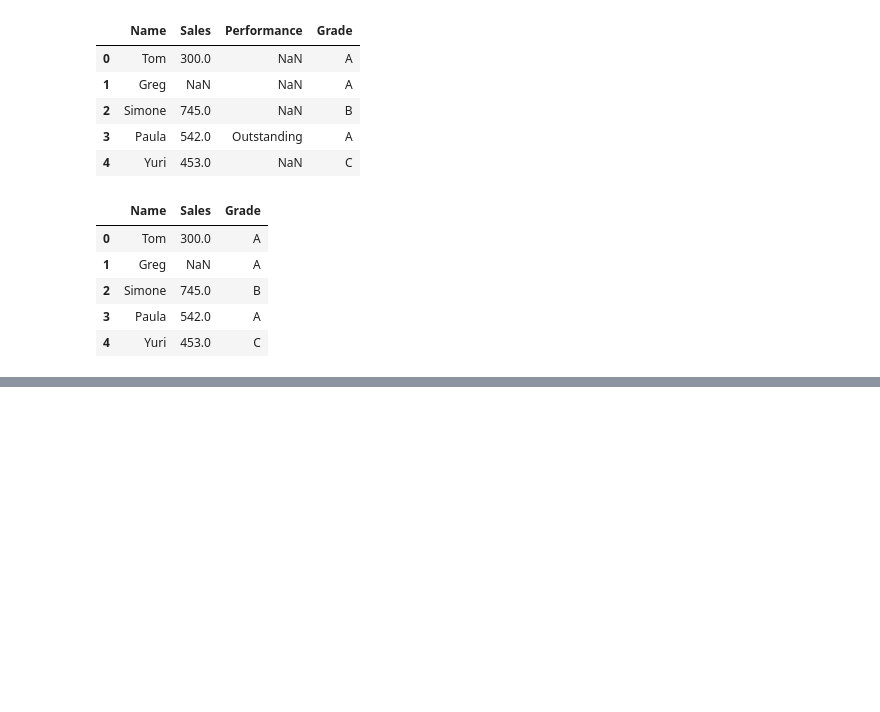
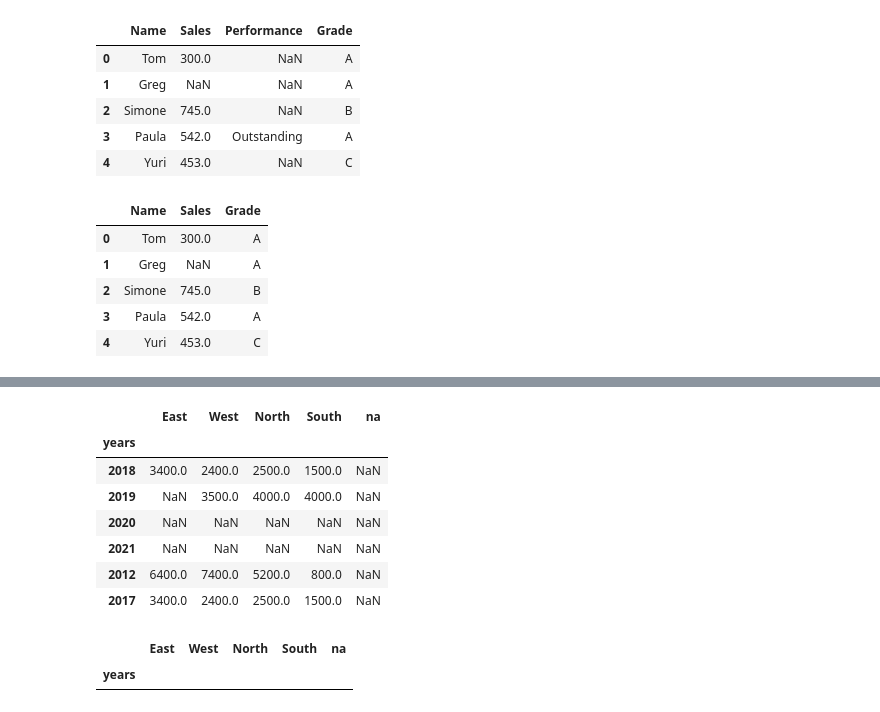
Before and after one commit to abhiram-suri/DataEng37PythonRepo, a Jupyter notebook: numpy_pandas/pandas_intro.ipynb, the cells around one changed output, grey strips where cells are left out. Drawn from its saved outputs; the diff is of its cells as text; code cells hidden in the pictures; blank space fills up the shorter version.

```diff
--- a/numpy_pandas/pandas_intro.ipynb
+++ b/numpy_pandas/pandas_intro.ipynb
@@ -320,0 +490,16 @@ df_list_dicts[['Name', 'Sales', 'Grade']]
+# %%
+new_region
+# %% [output]
+|  | East | West | North | South | na |
+| years |  |  |  |  |  |
+| 2018 | 3400.0 | 2400.0 | 2500.0 | 1500.0 | NaN |
+| 2019 | NaN | 3500.0 | 4000.0 | 4000.0 | NaN |
+| 2020 | NaN | NaN | NaN | NaN | NaN |
+| 2021 | NaN | NaN | NaN | NaN | NaN |
+| 2012 | 6400.0 | 7400.0 | 5200.0 | 800.0 | NaN |
+| 2017 | 3400.0 | 2400.0 | 2500.0 | 1500.0 | NaN |
+# %%
+new_region.dropna()
+# %% [output]
+|  | East | West | North | South | na |
+| years |  |  |  |  |  |
```
Also changed, not shown: parts of 57 cells of this notebook, 5 other files.
